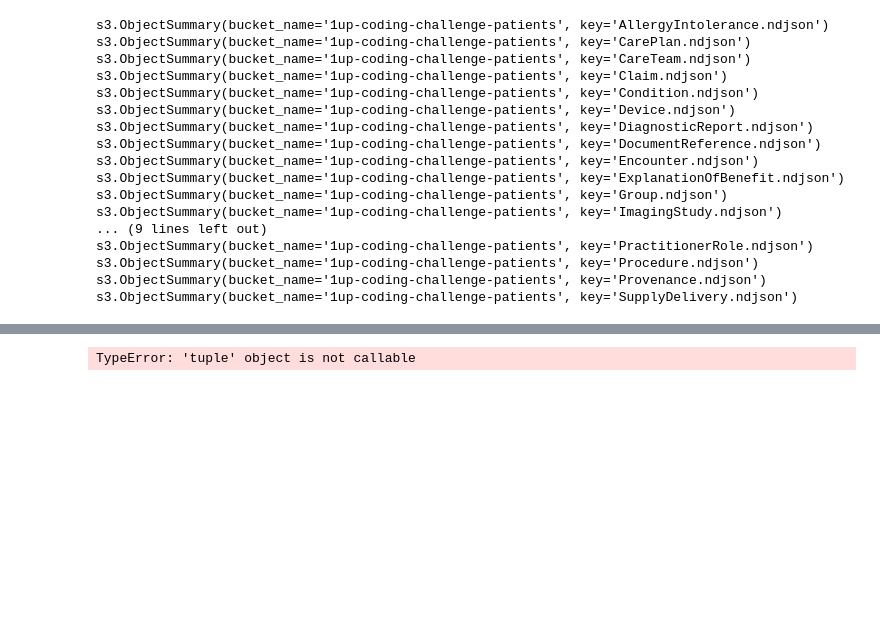
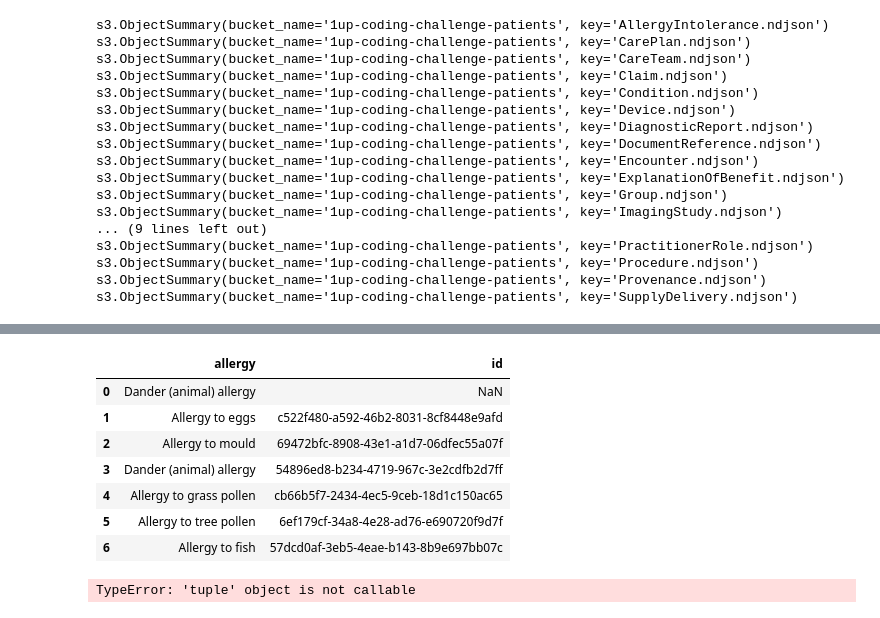
Before and after one commit to emadera80/Data-Engineering, a Jupyter notebook: Read njson-S3/notebook.ipynb, the cells around one changed output, grey strips where cells are left out. Drawn from its saved outputs; the diff is of its cells as text; code cells hidden in the pictures; blank space fills up the shorter version.

```diff
--- a/Read njson-S3/notebook.ipynb
+++ b/Read njson-S3/notebook.ipynb
@@ -53,6 +53,6 @@ s3.ObjectSummary(bucket_name='1up-coding-challenge-patients', key='Procedure.ndj
 s3.ObjectSummary(bucket_name='1up-coding-challenge-patients', key='Provenance.ndjson')
 s3.ObjectSummary(bucket_name='1up-coding-challenge-patients', key='SupplyDelivery.ndjson')
 # %%
-pat = s3.Object('1up-coding-challenge-patients', 'Patient.ndjson')
+pat = s3.Object('1up-coding-challenge-patients', 'ExplanationOfBenefit.ndjson')
 pat1 = pat.get()['Body'].read()
 pat2 = ndjson.loads(pat1.decode('utf-8'))
@@ -61,4 +59,4 @@ s3.Object(bucket_name='1up-coding-challenge-patients', key='Patient.ndjson')
 # %%
 pat1 = pat.get()['Body'].read()
 # %%
-pat2 = json.loads(pat1.decode('utf-8'))
+pat2 = ndjson.loads(pat1.decode('utf-8'))
@@ -86,0 +259,7 @@ pat2[1]
+# %%
+result = []
+for name in pat2:
+    dict = {}
+    dict['id'] = name['id']
+    dict['allergy'] = name['code']['text']
+    result.append(dict)
@@ -87,3 +326,15 @@ pat2[1]
+# %%
+df = pd.DataFrame(result)
+df
+# %% [output]
+|  | allergy | id |
+| 0 | Dander (animal) allergy | NaN |
+| 1 | Allergy to eggs | c522f480-a592-46b2-8031-8cf8448e9afd |
+| 2 | Allergy to mould | 69472bfc-8908-43e1-a1d7-06dfec55a07f |
+| 3 | Dander (animal) allergy | 54896ed8-b234-4719-967c-3e2cdfb2d7ff |
+| 4 | Allergy to grass pollen | cb66b5f7-2434-4ec5-9ceb-18d1c150ac65 |
+| 5 | Allergy to tree pollen | 6ef179cf-34a8-4e28-ad76-e690720f9d7f |
+| 6 | Allergy to fish | 57dcd0af-3eb5-4eae-b143-8b9e697bb07c |
 # %%
 
 def get_patient():
```
Also changed, not shown: parts of 26 cells of this notebook, 3 other files.
